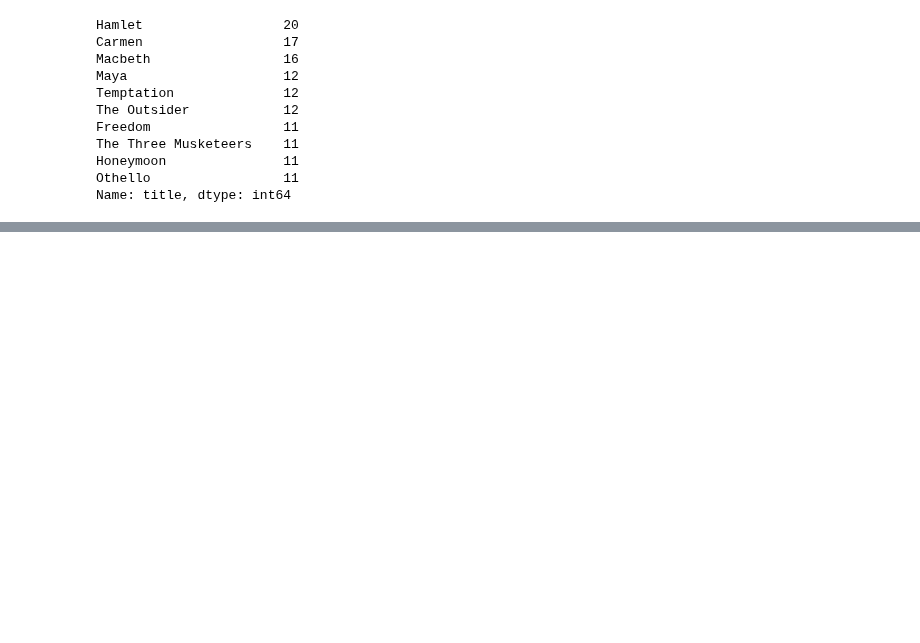
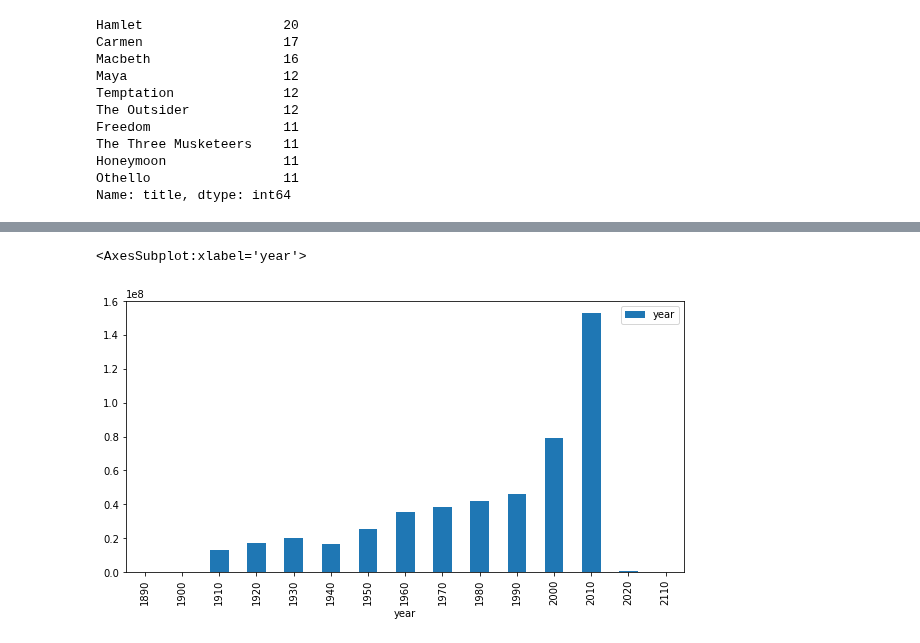
Before and after one commit to springboard-curriculum/mec-mini-projects, a Jupyter notebook: mec-5.3.10-data-wranging-with-pandas-mini-project/mec-5.3.10-data-wranging-with-panda.ipynb, the cells around one changed output, grey strips where cells are left out. Drawn from its saved outputs; the diff is of its cells as text; code cells hidden in the pictures; blank space fills up the shorter version.

```diff
--- a/mec-5.3.10-data-wranging-with-pandas-mini-project/mec-5.3.10-data-wranging-with-panda.ipynb
+++ b/mec-5.3.10-data-wranging-with-pandas-mini-project/mec-5.3.10-data-wranging-with-panda.ipynb
@@ -373,4 +342,0 @@ Name: year, dtype: int64
-# %%
-movies['decade'] = movies['year'] # .groupby((movies.year//10) * 10)
-decade = movies.groupby((movies.year//10) * 10).sum()
-decade
@@ -610,0 +394,5 @@ ian_mckellen.date.dt.year.value_counts().sort_index().plot(kind='bar', title='Ye
+# %%
+decade.plot(kind='bar', figsize=(10, 5))
+# %% [output]
+<AxesSubplot:xlabel='year'>
+[figure, added]
```
Also changed, not shown: parts of 86 cells of this notebook.
